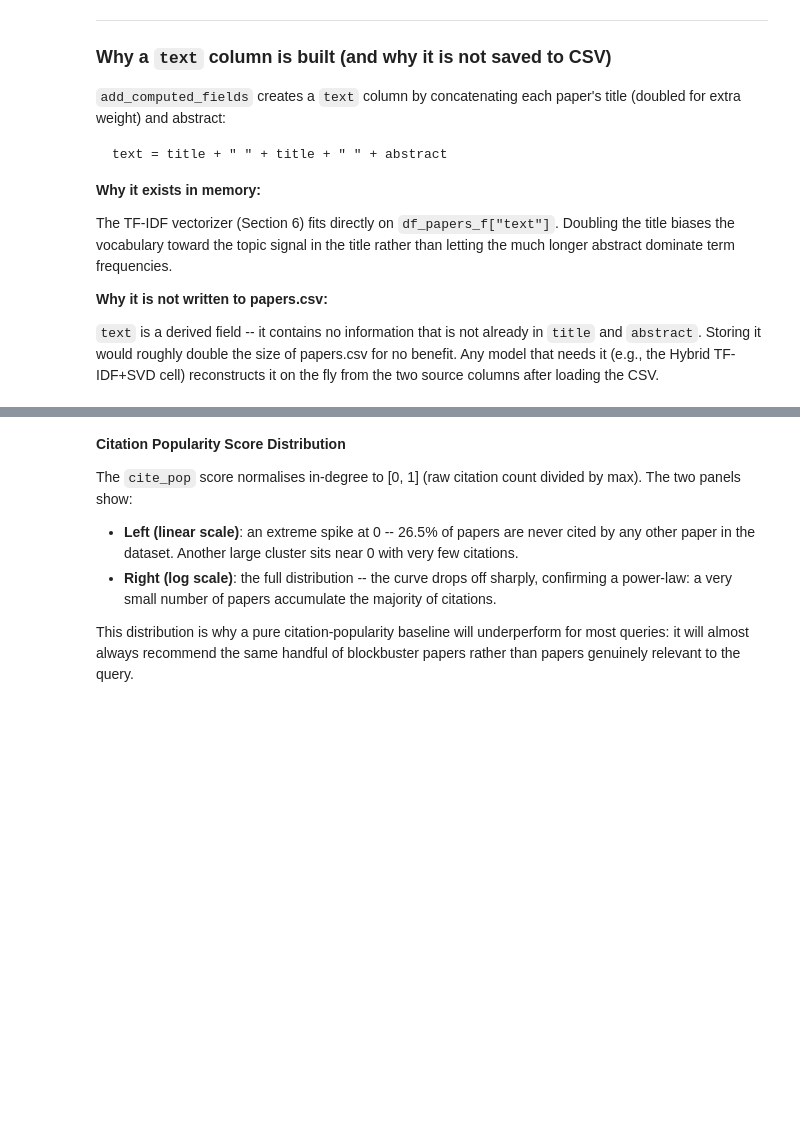
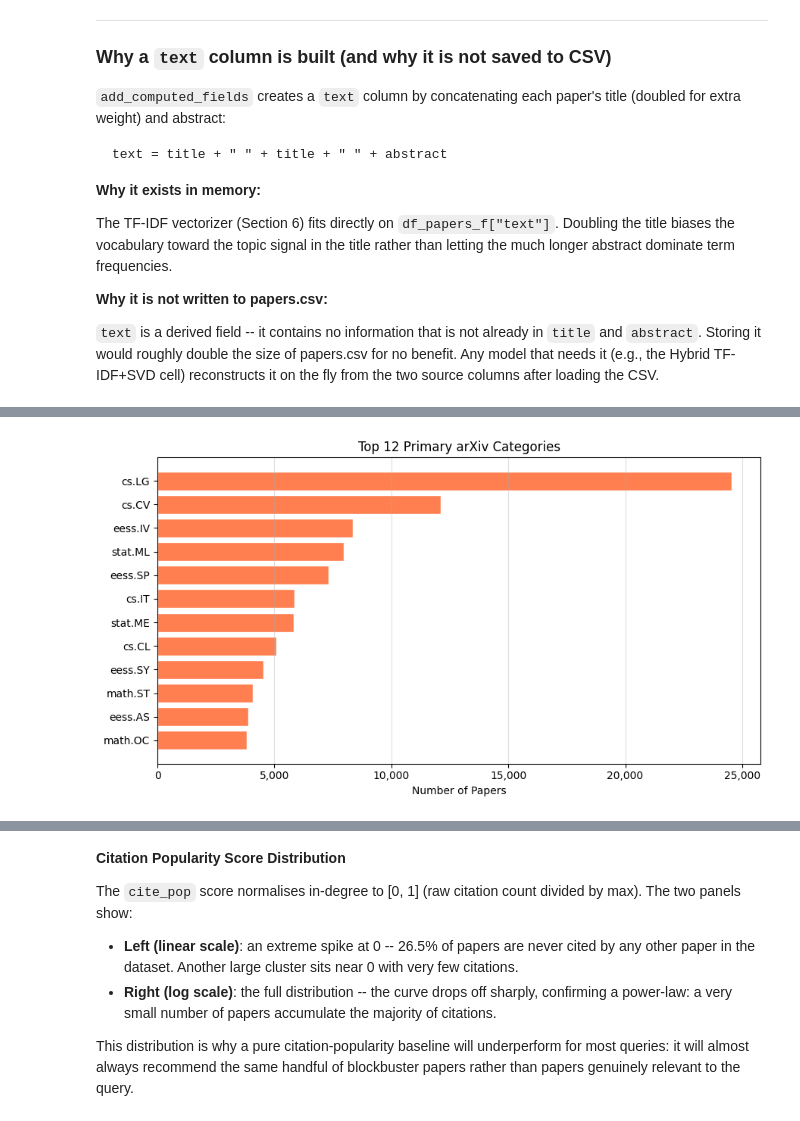
Before and after one commit to Talina06/research-paper-recommender-system, a Jupyter notebook: notebook.ipynb, the cells around one changed output, grey strips where cells are left out. Saved outputs shown, nothing was run; the diff lists cells and outputs as text; code cells hidden in the pictures; blank space fills up the shorter version.

```diff
--- a/notebook.ipynb
+++ b/notebook.ipynb
@@ -897,14 +947,11 @@ def fetch_s2_citations(
         for i in range(0, len(pending_ids), batch_size)
     ]
     pending = list(enumerate(all_batches))
-
-    n_done    = len(done_ids)
-    n_pending = len(pending_ids)
-    n_total   = len(arxiv_ids)
+    n_skipped = len(all_batches) - len(pending)
 
     print(f"S2 citation fetch")
-    print(f"  papers    : {n_total:,} total | {n_done:,} already done | {n_pending:,} pending")
-    print(f"  batches   : {len(all_batches):,} to fetch (batch size {batch_size})")
+    print(f"  papers    : {len(arxiv_ids):,}")
+    print(f"  batches   : {len(all_batches):,} total | {n_skipped:,} already done | {len(pending):,} to fetch")
     print(f"  rate      : {rps} req/s  |  workers: {workers}")
     print(f"  ETA       : ~{len(pending) / rps / 60:.0f} min")
     print(f"  checkpoint: every {ckpt_every} batches -> {OUTPUT_DIR}")
@@ -1600,0 +1684,19 @@ naturally favour these highly cited papers.
+# %%
+#primary category distribution via subsection
+def plot_category_distribution(df: pd.DataFrame, top_n: int = 12) -> None:
+    """Horizontal bar chart of the top-N primary arXiv categories."""
+    counts = df["primary_cat"].value_counts().head(top_n)
+
+    fig, ax = plt.subplots(figsize=(9, 5))
+    ax.barh(counts.index[::-1], counts.values[::-1], color="coral", edgecolor="white")
+    ax.set_xlabel("Number of Papers")
+    ax.set_title(f"Top {top_n} Primary arXiv Categories")
+    ax.xaxis.set_major_formatter(ticker.FuncFormatter(lambda x, _: f"{int(x):,}"))
+    ax.grid(axis="x", alpha=0.4)
+    plt.tight_layout()
+    plt.show()
+
+
+plot_category_distribution(df_papers_f_eda)
+# %% [output]
+[figure, added]
```
Also changed, not shown: parts of 109 cells of this notebook, 1 other file.
